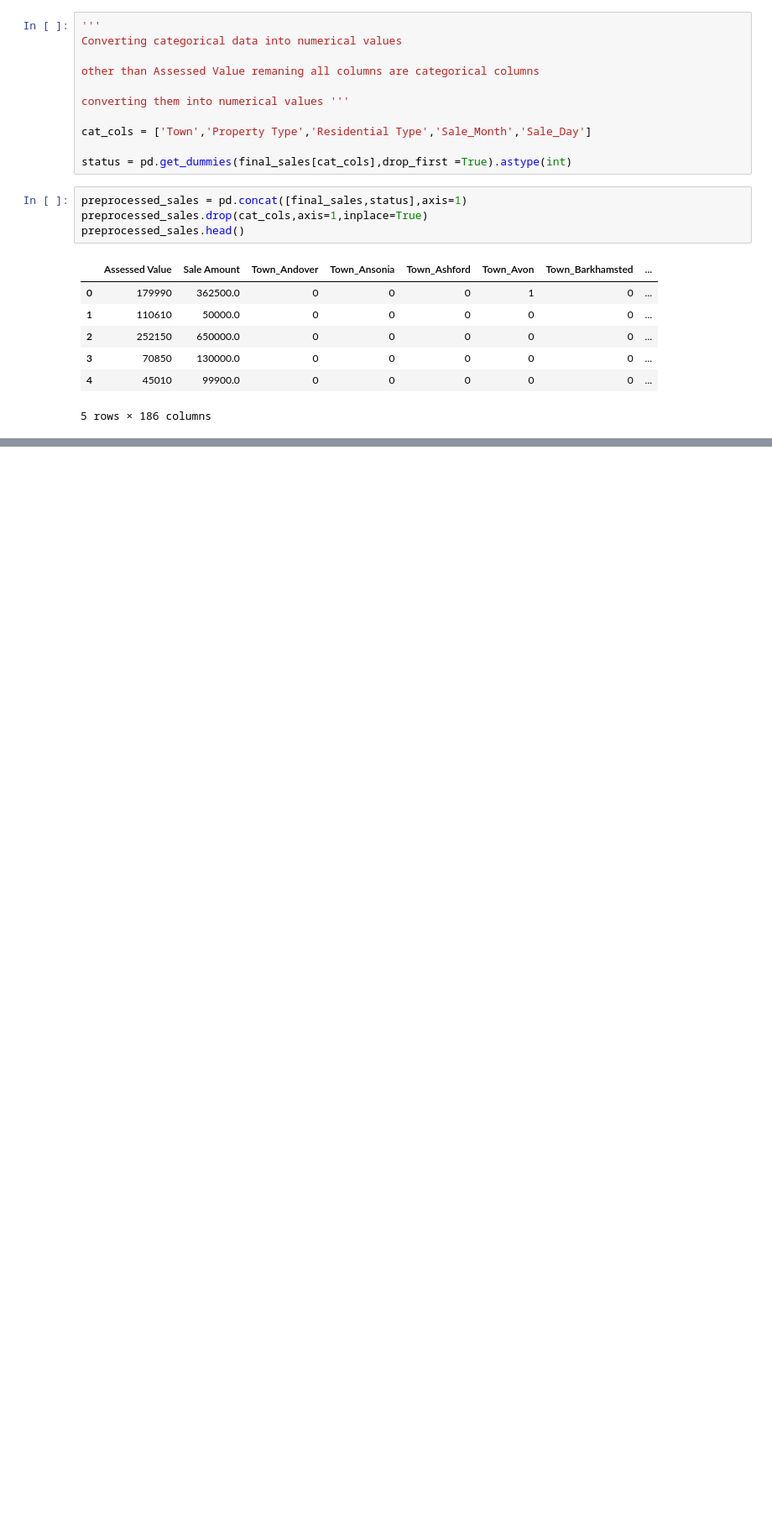
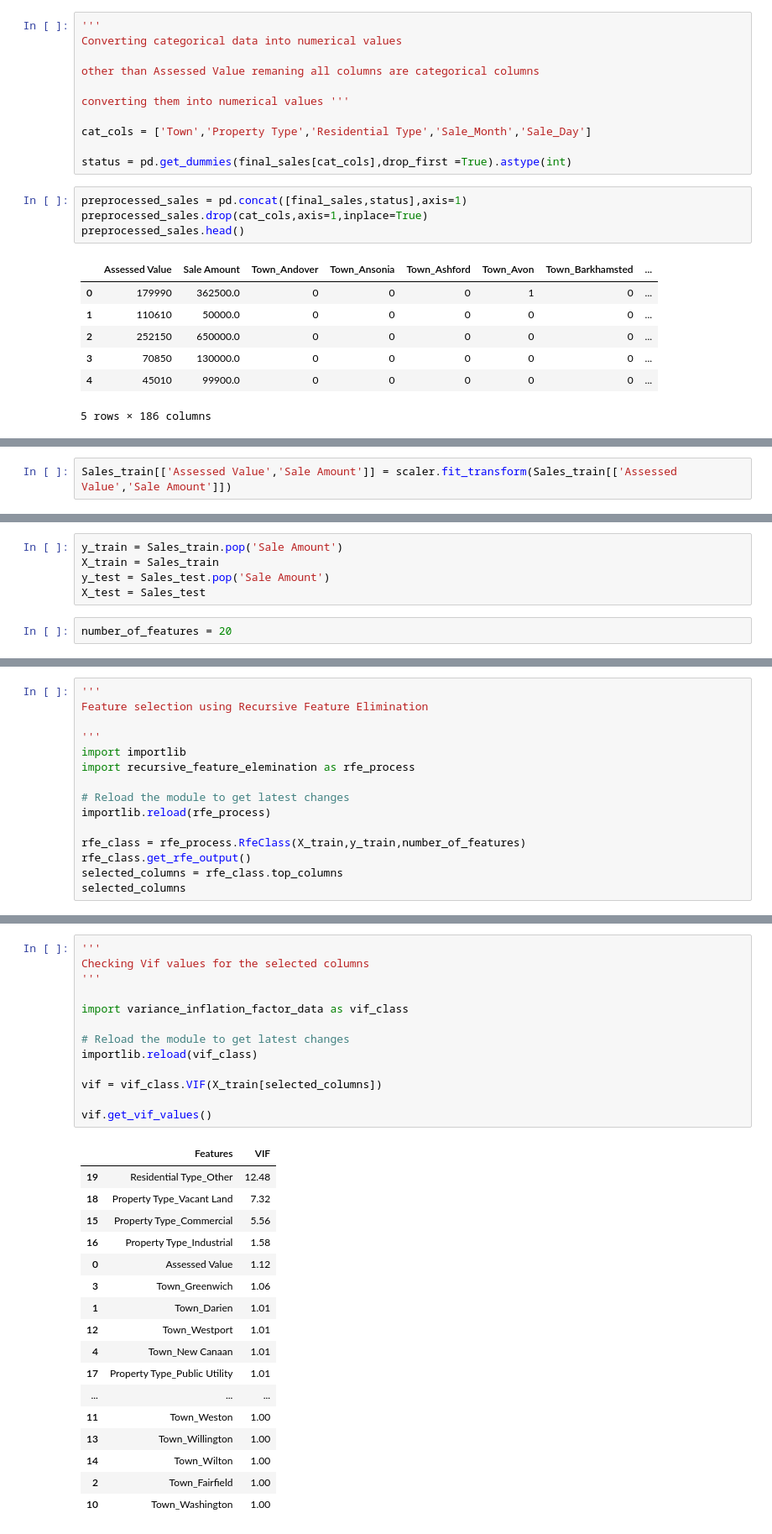
Before and after one commit to modelverseml/ml_linear_regression, a Jupyter notebook: linear_regression.ipynb, the cells around one changed output, grey strips where cells are left out. Shown at 84% size. Cells and saved outputs as stored; diff of their text form; blank space fills up the shorter version.

```diff
--- a/linear_regression.ipynb
+++ b/linear_regression.ipynb
@@ -307,0 +318,2 @@ preprocessed_sales.head()
+# %%
+Sales_train[['Assessed Value','Sale Amount']] = scaler.fit_transform(Sales_train[['Assessed Value','Sale Amount']])
@@ -307,0 +322,7 @@ preprocessed_sales.head()
+# %%
+y_train = Sales_train.pop('Sale Amount')
+X_train = Sales_train
+y_test = Sales_test.pop('Sale Amount')
+X_test = Sales_test
+# %%
+number_of_features = 20
@@ -307,0 +331,15 @@ preprocessed_sales.head()
+# %%
+'''
+Feature selection using Recursive Feature Elimination
+
+'''
+import importlib
+import recursive_feature_elemination as rfe_process
+
+# Reload the module to get latest changes
+importlib.reload(rfe_process)
+
+rfe_class = rfe_process.RfeClass(X_train,y_train,number_of_features)
+rfe_class.get_rfe_output()
+selected_columns = rfe_class.top_columns
+selected_columns
@@ -307,0 +355,31 @@ preprocessed_sales.head()
+# %%
+'''
+Checking Vif values for the selected columns
+'''
+
+import variance_inflation_factor_data as vif_class
+
+# Reload the module to get latest changes
+importlib.reload(vif_class)
+
+vif = vif_class.VIF(X_train[selected_columns])
+
+vif.get_vif_values()
+# %% [output]
+|  | Features | VIF |
+| 19 | Residential Type_Other | 12.48 |
+| 18 | Property Type_Vacant Land | 7.32 |
+| 15 | Property Type_Commercial | 5.56 |
+| 16 | Property Type_Industrial | 1.58 |
+| 0 | Assessed Value | 1.12 |
+| 3 | Town_Greenwich | 1.06 |
+| 1 | Town_Darien | 1.01 |
+| 12 | Town_Westport | 1.01 |
+| 4 | Town_New Canaan | 1.01 |
+| 17 | Property Type_Public Utility | 1.01 |
+| ... | ... | ... |
+| 11 | Town_Weston | 1.00 |
+| 13 | Town_Willington | 1.00 |
+| 14 | Town_Wilton | 1.00 |
+| 2 | Town_Fairfield | 1.00 |
+| 10 | Town_Washington | 1.00 |
```
Also changed, not shown: parts of 15 cells of this notebook, 5 other files.
